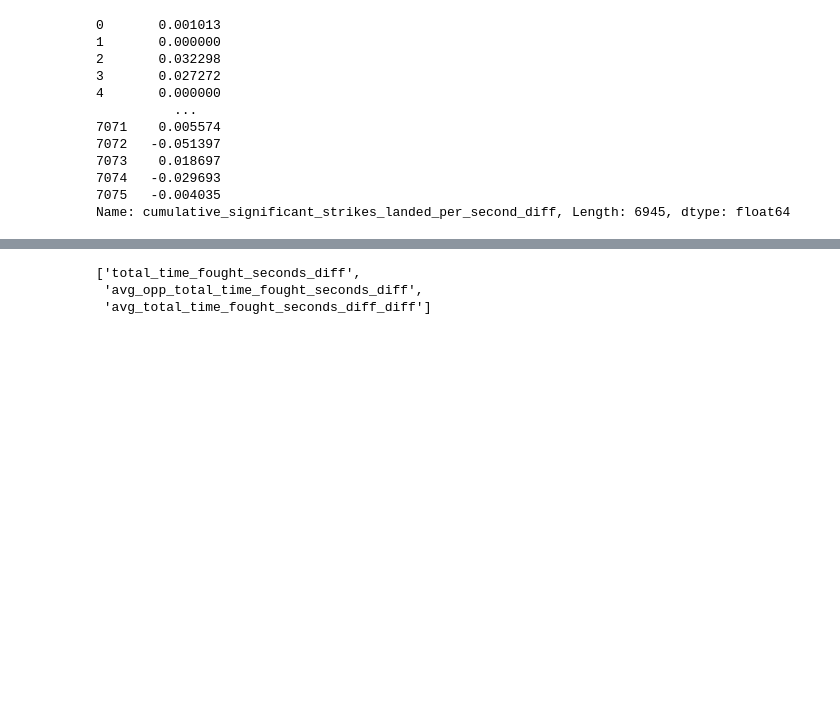
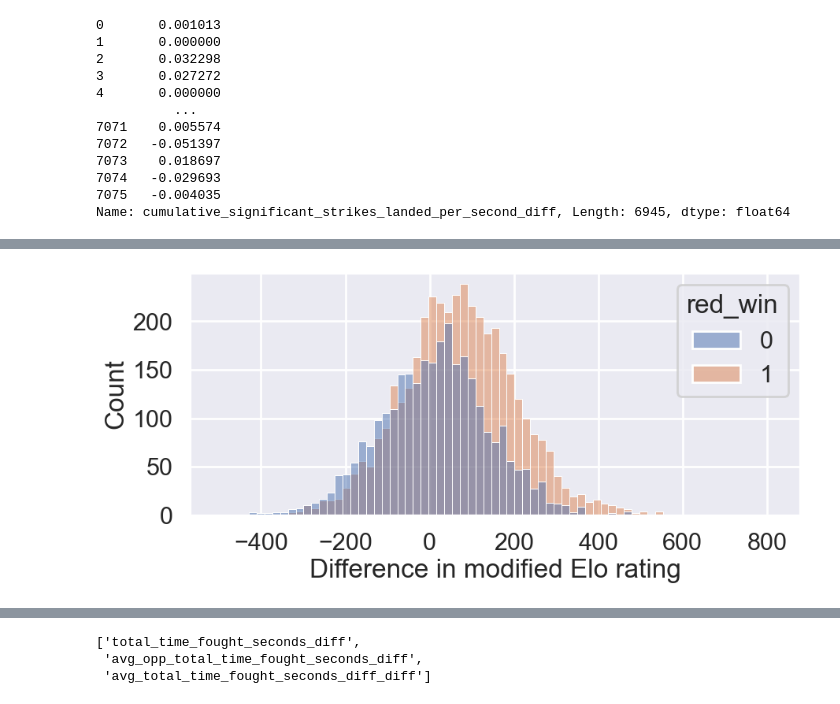
Before and after one commit to ehan03/yale-senior-thesis, a Jupyter notebook: notebooks/eda/data_viz.ipynb, the cells around one changed output, grey strips where cells are left out. Saved outputs shown, nothing was run; the diff lists cells and outputs as text; code cells hidden in the pictures; blank space fills up the shorter version.

```diff
--- a/notebooks/eda/data_viz.ipynb
+++ b/notebooks/eda/data_viz.ipynb
@@ -57,3 +64,10 @@ Name: cumulative_significant_strikes_landed_per_second_diff, Length: 6945, dtype
+# %%
+fig, ax = plt.subplots(figsize=(10, 4))
+sns.histplot(data=subset, x="elo_modified_diff", hue="red_win", ax=ax)
+ax.set_xlabel("Difference in modified Elo rating")
+plt.show()
+# %% [output]
+[figure, added]
 # %%
 fig, ax = plt.subplots(figsize=(10, 4))
 sns.histplot(data=subset, x="age_days_diff", hue="red_win", ax=ax)
```
Also changed, not shown: parts of 6 cells of this notebook, 1 other file.
